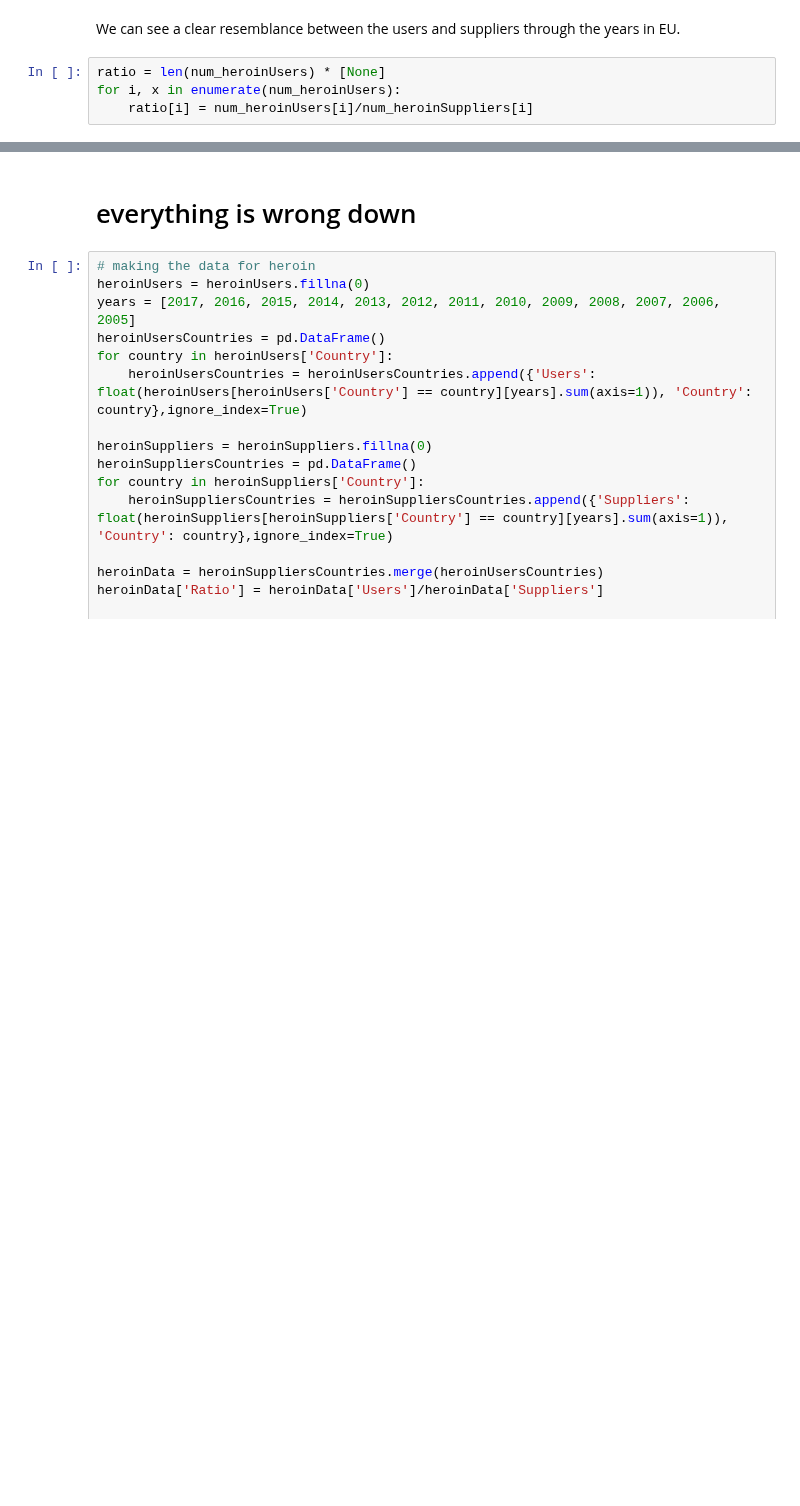
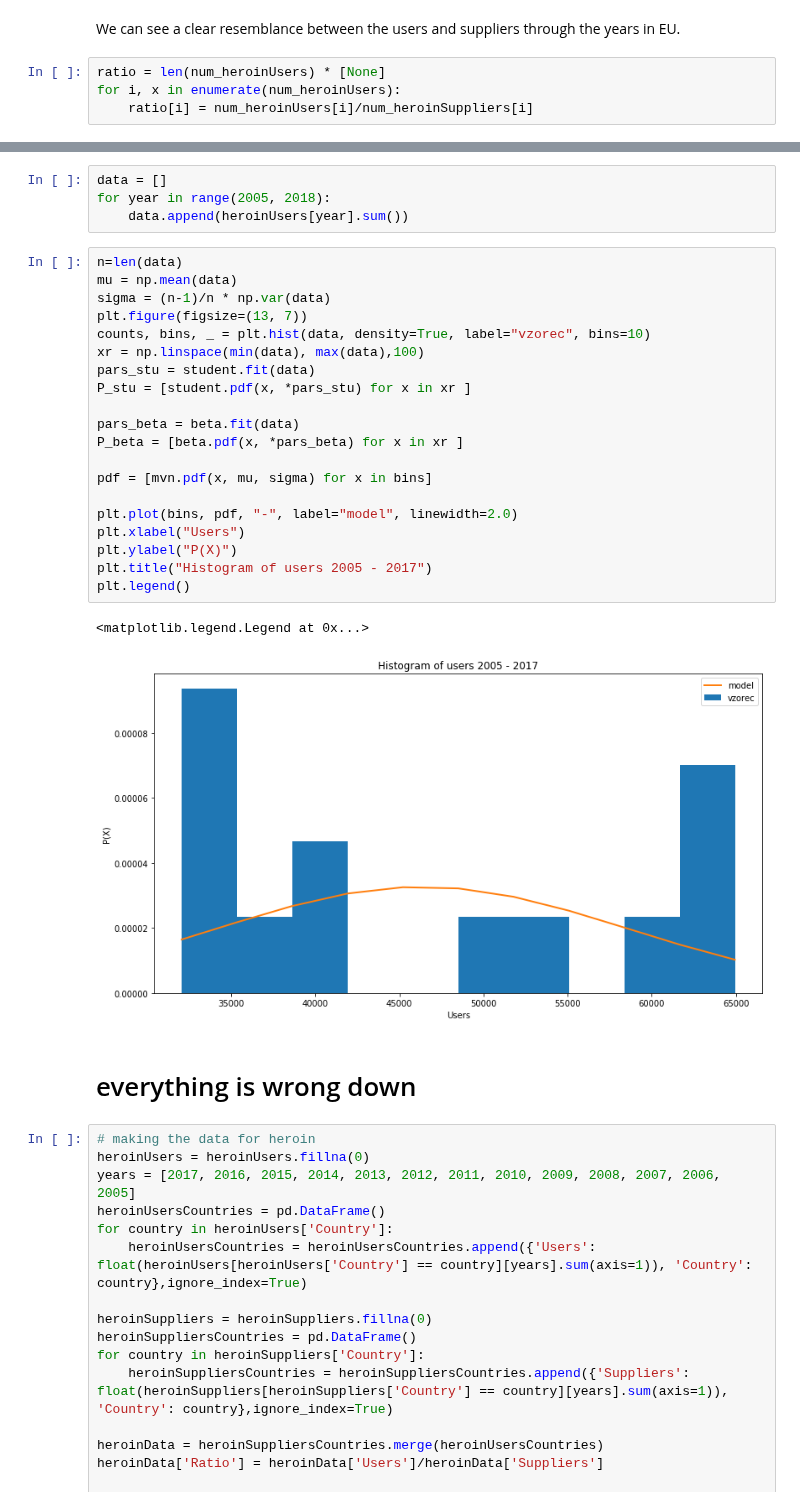
Before and after one commit to danilo1214/PR20ddpdjphv, a Jupyter notebook: Jovan Suppliers and Users.ipynb, the cells around one changed output, grey strips where cells are left out. Saved outputs shown, nothing was run; the diff lists cells and outputs as text; blank space fills up the shorter version.

```diff
--- a/Jovan Suppliers and Users.ipynb
+++ b/Jovan Suppliers and Users.ipynb
@@ -170,3 +175,30 @@ plt.bar(years, ratio) # ratio user : supplier
+# %%
+data = []
+for year in range(2005, 2018):
+    data.append(heroinUsers[year].sum())
+# %%
+n=len(data)
+mu = np.mean(data)
+sigma = (n-1)/n * np.var(data)
+plt.figure(figsize=(13, 7))
+counts, bins, _ = plt.hist(data, density=True, label="vzorec", bins=10)
+xr = np.linspace(min(data), max(data),100)
+pars_stu = student.fit(data)
+P_stu = [student.pdf(x, *pars_stu) for x in xr ]
+
+pars_beta = beta.fit(data)
+P_beta = [beta.pdf(x, *pars_beta) for x in xr ]
+
+pdf = [mvn.pdf(x, mu, sigma) for x in bins]
+
+plt.plot(bins, pdf, "-", label="model", linewidth=2.0)
+plt.xlabel("Users")
+plt.ylabel("P(X)")
+plt.title("Histogram of users 2005 - 2017")
+plt.legend()
+# %% [output]
+<matplotlib.legend.Legend at 0x...>
+[figure, added]
 # %% [markdown]
 # everything is wrong down
 # %%
```
Also changed, not shown: parts of 2 cells of this notebook, 1 other file.
